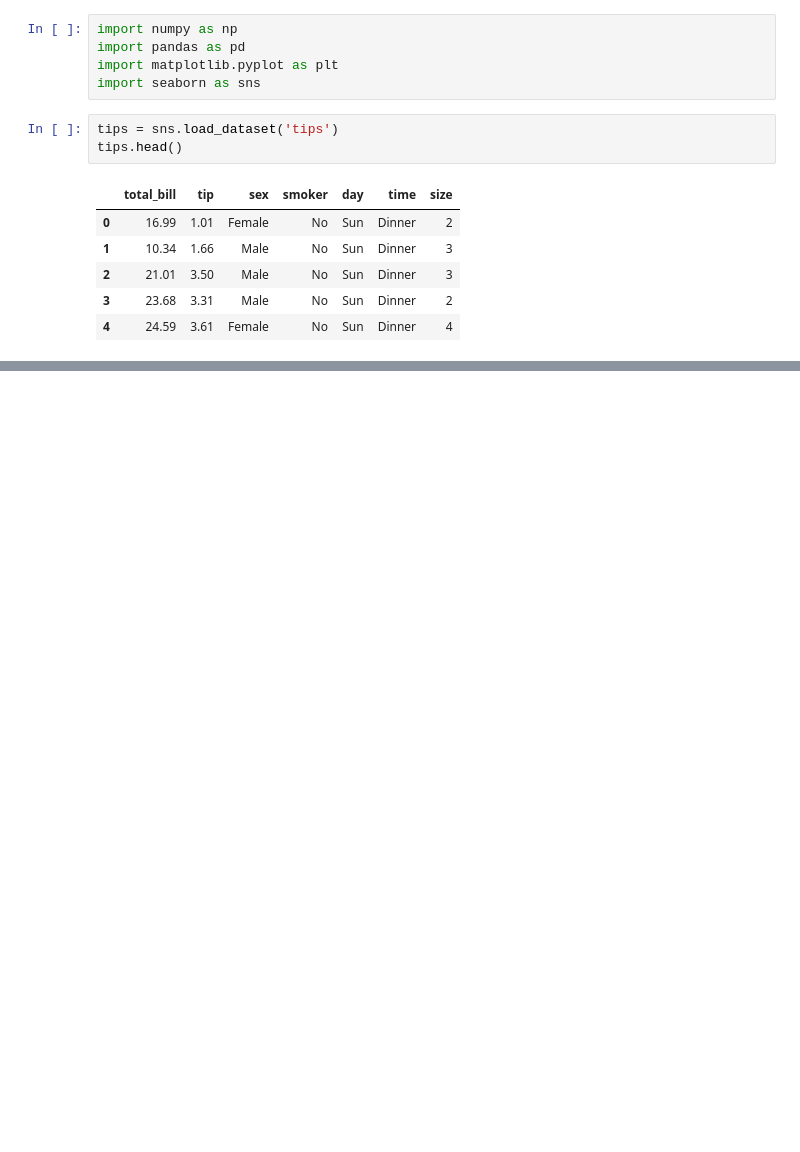
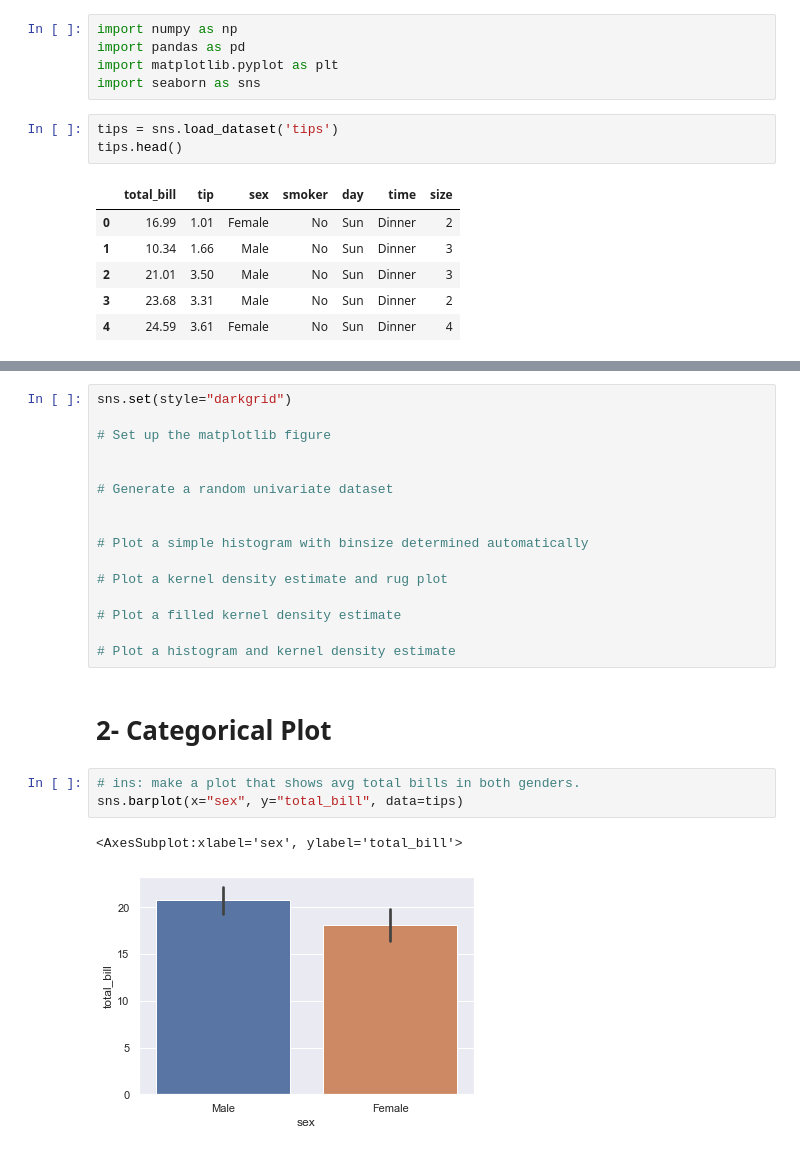
Before and after one commit to OsmanAliDurna/ExercisesFromInternet, a Jupyter notebook: fromJupiter/w5exercises.ipynb, the cells around one changed output, grey strips where cells are left out. Saved outputs shown, nothing was run; the diff lists cells and outputs as text; blank space fills up the shorter version.

```diff
--- a/fromJupiter/w5exercises.ipynb
+++ b/fromJupiter/w5exercises.ipynb
@@ -19,0 +26,24 @@ tips["total_bill"].plot(kind="bar");
+# %%
+sns.set(style="darkgrid")
+
+# Set up the matplotlib figure
+
+
+# Generate a random univariate dataset
+
+
+# Plot a simple histogram with binsize determined automatically
+
+# Plot a kernel density estimate and rug plot
+
+# Plot a filled kernel density estimate
+
+# Plot a histogram and kernel density estimate
+# %% [markdown]
+# 2- Categorical Plot
+# %%
+# ins: make a plot that shows avg total bills in both genders.
+sns.barplot(x="sex", y="total_bill", data=tips)
+# %% [output]
+<AxesSubplot:xlabel='sex', ylabel='total_bill'>
+[figure, added]
```
Also changed, not shown: parts of 17 cells of this notebook.
